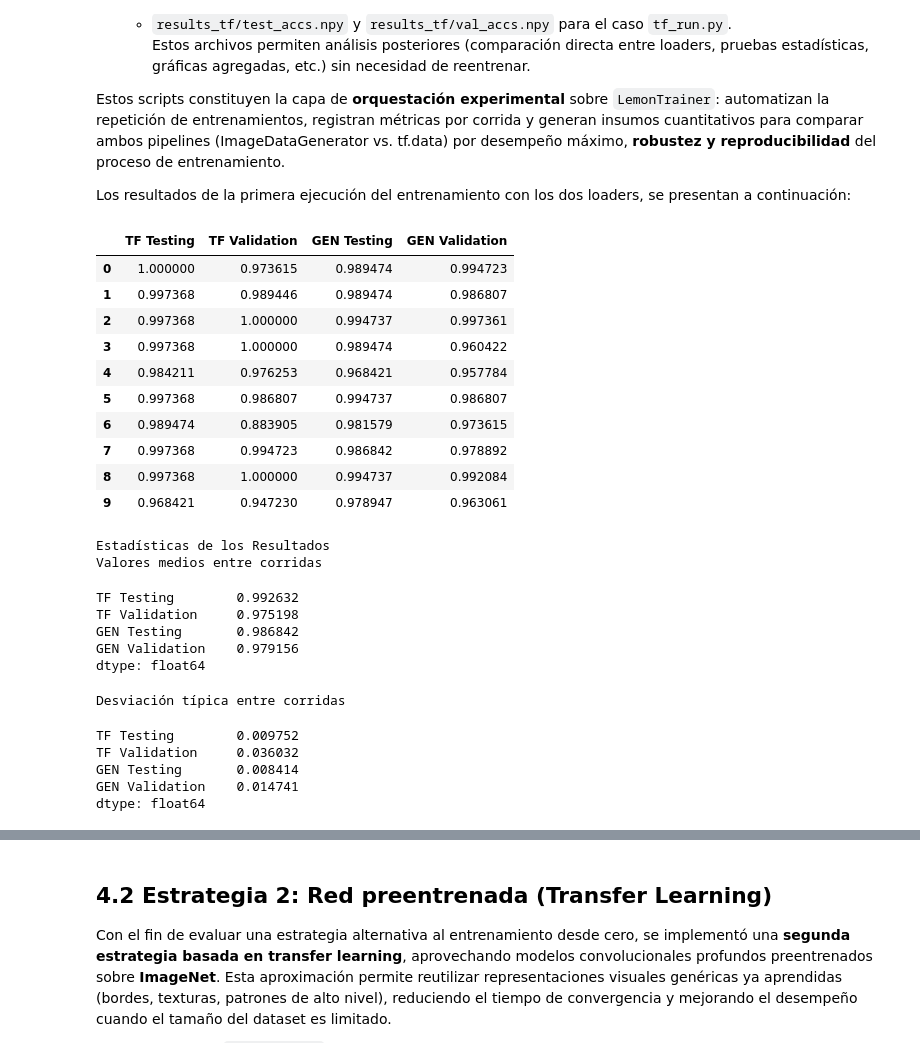
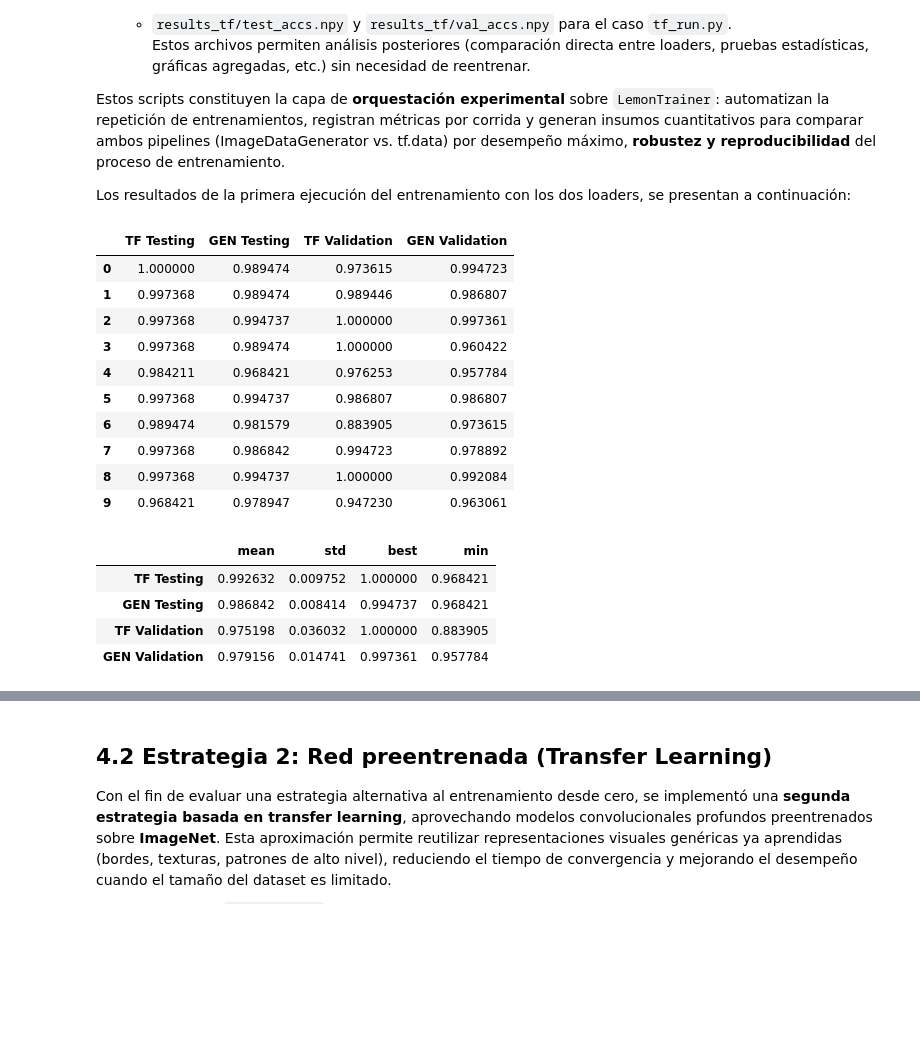
Before and after one commit to fresvel/07MIAR_PROYECTO, a Jupyter notebook: 07MIAR_Proyecto.ipynb, the cells around one changed output, grey strips where cells are left out. Saved outputs shown, nothing was run; the diff lists cells and outputs as text; code cells hidden in the pictures; blank space fills up the shorter version.

Commit message:
Avance secciones entrenamiento y evaluación

```diff
--- a/07MIAR_Proyecto.ipynb
+++ b/07MIAR_Proyecto.ipynb
@@ -420,44 +425,44 @@ Los resultados de la primera ejecución del entrenamiento con los dos loaders, s
 # %%
 results={
     'TF Testing' : np.load("results_tf/init/test_accs.npy", allow_pickle=True),
+    'GEN Testing' : np.load("results_gen/init/test_accs.npy", allow_pickle=True),
     'TF Validation'  : np.load("results_tf/init/val_accs.npy", allow_pickle=True),
-    'GEN Testing' : np.load("results_gen/init/test_accs.npy", allow_pickle=True),
     'GEN Validation'  : np.load("results_gen/init/val_accs.npy", allow_pickle=True)
     }
 
 df_results=pd.DataFrame(results)
 
 display(df_results)
-print("Estadísticas de los Resultados")
-print("Valores medios entre corridas")
-display(df_results.mean())
-print("Desviación típica entre corridas")
-display(df_results.std())
 # %% [output]
-|  | TF Testing | TF Validation | GEN Testing | GEN Validation |
-| 0 | 1.000000 | 0.973615 | 0.989474 | 0.994723 |
-| 1 | 0.997368 | 0.989446 | 0.989474 | 0.986807 |
-| 2 | 0.997368 | 1.000000 | 0.994737 | 0.997361 |
-| 3 | 0.997368 | 1.000000 | 0.989474 | 0.960422 |
-| 4 | 0.984211 | 0.976253 | 0.968421 | 0.957784 |
-| 5 | 0.997368 | 0.986807 | 0.994737 | 0.986807 |
-| 6 | 0.989474 | 0.883905 | 0.981579 | 0.973615 |
-| 7 | 0.997368 | 0.994723 | 0.986842 | 0.978892 |
-| 8 | 0.997368 | 1.000000 | 0.994737 | 0.992084 |
-| 9 | 0.968421 | 0.947230 | 0.978947 | 0.963061 |
+|  | TF Testing | GEN Testing | TF Validation | GEN Validation |
+| 0 | 1.000000 | 0.989474 | 0.973615 | 0.994723 |
+| 1 | 0.997368 | 0.989474 | 0.989446 | 0.986807 |
+| 2 | 0.997368 | 0.994737 | 1.000000 | 0.997361 |
+| 3 | 0.997368 | 0.989474 | 1.000000 | 0.960422 |
+| 4 | 0.984211 | 0.968421 | 0.976253 | 0.957784 |
+| 5 | 0.997368 | 0.994737 | 0.986807 | 0.986807 |
+| 6 | 0.989474 | 0.981579 | 0.883905 | 0.973615 |
+| 7 | 0.997368 | 0.986842 | 0.994723 | 0.978892 |
+| 8 | 0.997368 | 0.994737 | 1.000000 | 0.992084 |
+| 9 | 0.968421 | 0.978947 | 0.947230 | 0.963061 |
-Estadísticas de los Resultados
-Valores medios entre corridas
-TF Testing        0.992632
-TF Validation     0.975198
-GEN Testing       0.986842
-GEN Validation    0.979156
-dtype: float64
-Desviación típica entre corridas
-TF Testing        0.009752
-TF Validation     0.036032
-GEN Testing       0.008414
-GEN Validation    0.014741
-dtype: float64
+# %%
+summary = pd.concat(
+    [
+        df_results.mean().rename("mean"),
+        df_results.std().rename("std"),
+        df_results.max().rename("best"),
+        df_results.min().rename("min"),
+    ],
+    axis=1
+)
+
+display(summary)
+# %% [output]
+|  | mean | std | best | min |
+| TF Testing | 0.992632 | 0.009752 | 1.000000 | 0.968421 |
+| GEN Testing | 0.986842 | 0.008414 | 0.994737 | 0.968421 |
+| TF Validation | 0.975198 | 0.036032 | 1.000000 | 0.883905 |
+| GEN Validation | 0.979156 | 0.014741 | 0.997361 | 0.957784 |
 # %% [markdown]
 De manera adicional, se puede observar las gráficas de estos entrenamientos en el directorio `res_scratch`, mostrando como ejemplo los siguientes:
 
```
Also changed, not shown: parts of 23 cells of this notebook, 3 other files.
